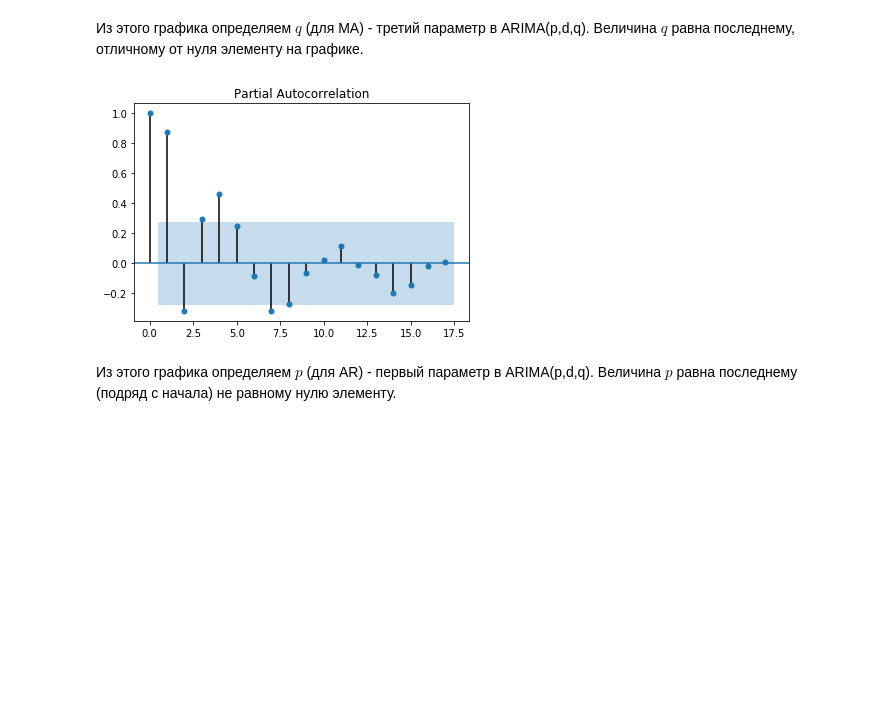
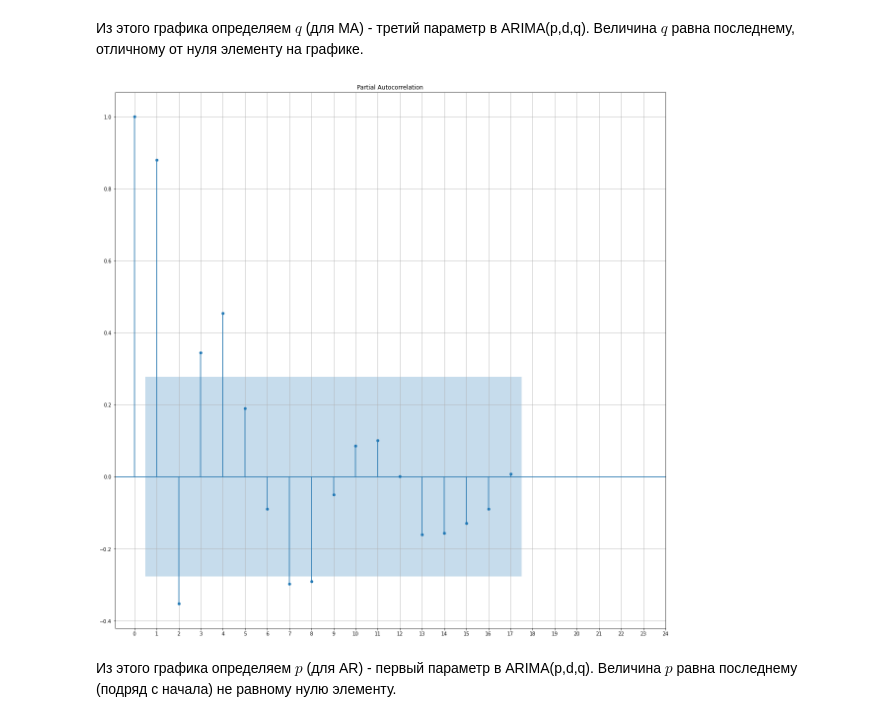
Before and after one commit to yurichernyshov/Data-Science-Course, a Jupyter notebook: lessons/lec-DA-Time Series.ipynb, the cells around one changed output. Drawn from its saved outputs; the diff is of its cells as text; code cells hidden in the pictures; blank space fills up the shorter version.

```diff
--- a/lessons/lec-DA-Time Series.ipynb
+++ b/lessons/lec-DA-Time Series.ipynb
@@ -1277,0 +1278,7 @@ plt.show()
+# %%
+num_lags = 25
+plt.rc("figure", figsize=(20,20))
+sm.graphics.tsa.plot_acf(ys, lags=num_lags)
+plt.xticks(range(num_lags))
+plt.grid(True)
+plt.show()
@@ -1279,9 +1288,11 @@ plt.show()
 Из этого графика определяем $q$ (для MA) - третий параметр в ARIMA(p,d,q). Величина $q$ равна последнему, отличному от нуля элементу на графике.
 # %%
 sm.graphics.tsa.plot_pacf(ys)
+plt.xticks(range(num_lags))
+plt.grid(True)
 plt.show()
 # %% [output]
-[figure, old version]
+[figure, new version]
 # %% [markdown]
 Из этого графика определяем $p$ (для AR) - первый параметр в ARIMA(p,d,q). Величина $p$ равна последнему (подряд с начала) не равному нулю элементу.
 # %%
```
Also changed, not shown: parts of 69 cells of this notebook, 22 other files.
